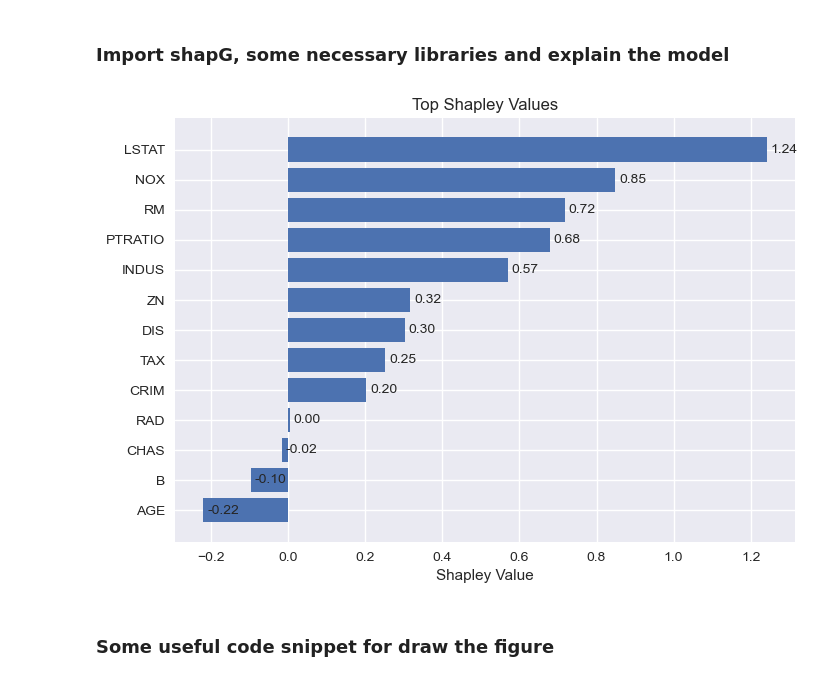
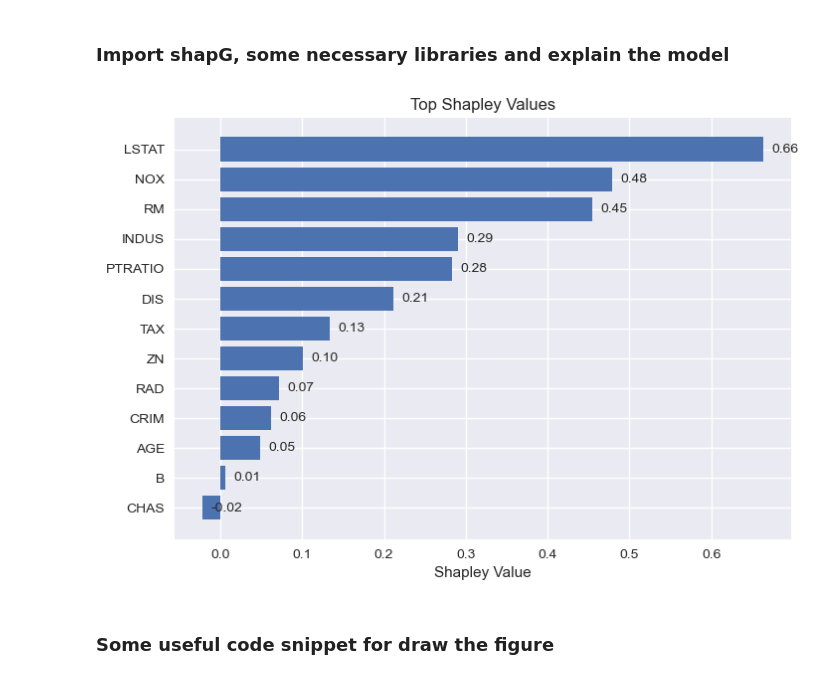
Before and after one commit to vectorsss/shapG, a Jupyter notebook: examples/xai.ipynb, the cells around one changed output. Saved outputs shown, nothing was run; the diff lists cells and outputs as text; code cells hidden in the pictures.

Commit message:
[v0.13] add KL divergence and mutual_info_score for matrix construction; reverse option for function create_minimal_edge_graph()

```diff
--- a/examples/xai.ipynb
+++ b/examples/xai.ipynb
@@ -50,13 +53,13 @@ from shapG.utils import corr_generator, create_minimal_edge_graph
 # %%
 # explain the model
 X, y = housing_data_reader('./data/housing_price.csv')
-W = corr_generator(X)
-A, W_new = create_minimal_edge_graph(W, version='v3')
+W = matrix_generator(X, kl)
+A, W_new = create_minimal_edge_graph(W, reverse=True, version='v3')
 G = nx.Graph(A)
 shapley_value = shapley.shapG(G, m=3, f=classification_kpi, approximate_by_ratio=False)
 shapGplot.plot(shapley_value, top_n=15)
 # %% [output]
-[figure, old version]
+[figure, new version]
 # %% [markdown]
 ### Some useful code snippet for draw the figure
 # %%
```
Also changed, not shown: parts of 4 cells of this notebook, 5 other files.
